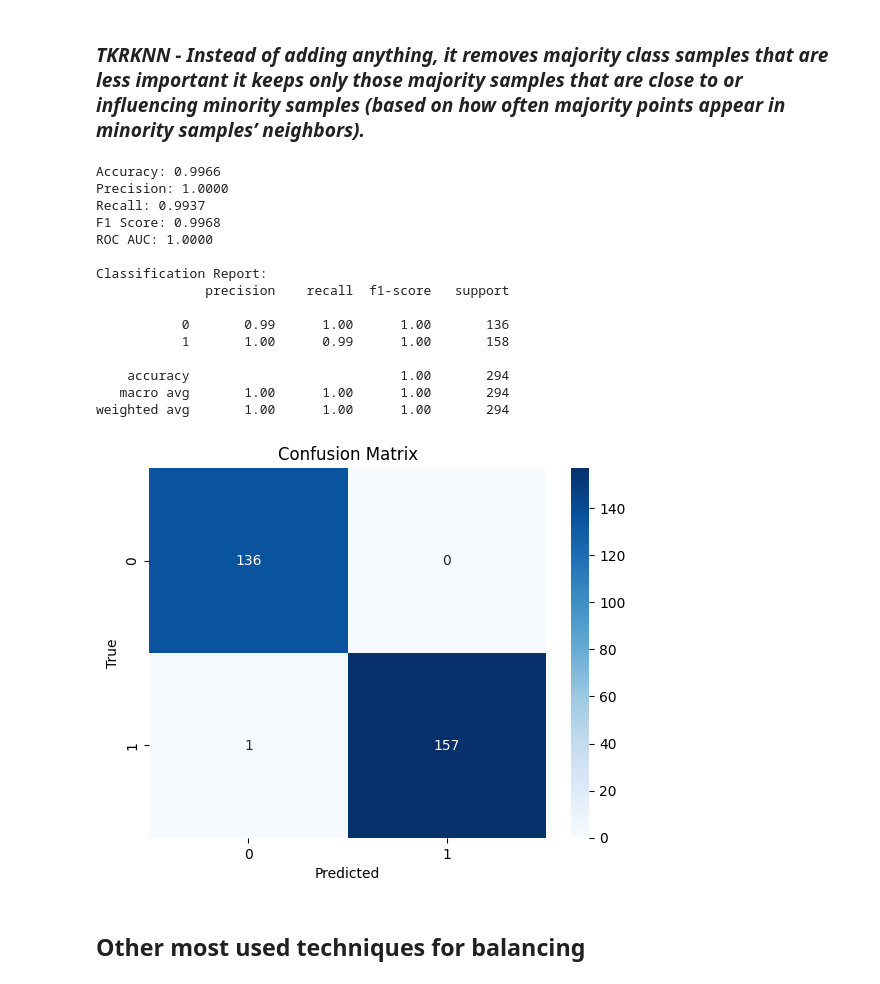
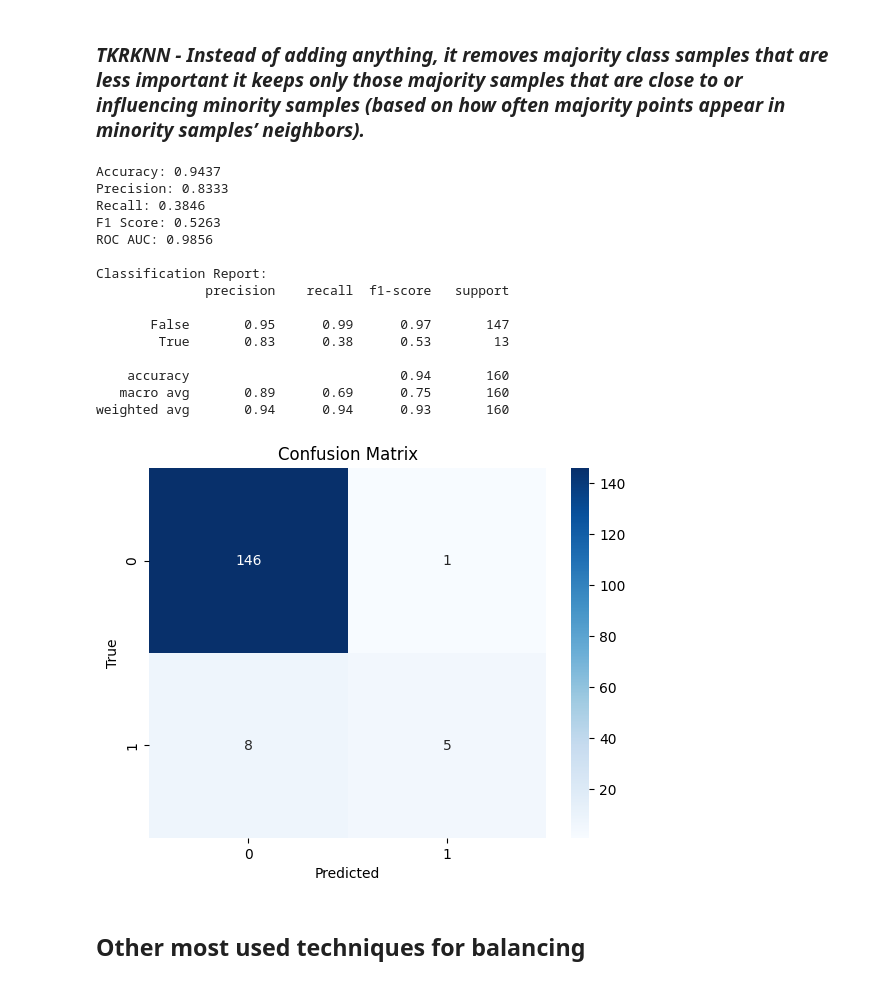
Before and after one commit to GabrielVrabie007/Sigmoid-Intership, a Jupyter notebook: 18.Class_Balancing/main.ipynb, the cells around one changed output. Saved outputs shown, nothing was run; the diff lists cells and outputs as text; code cells hidden in the pictures.

Commit message:
Train balanced data and test unbalanced

```diff
--- a/18.Class_Balancing/main.ipynb
+++ b/18.Class_Balancing/main.ipynb
@@ -50,4 +50,4 @@ plt.show()
 ### ***Make sure you balance data especially when you predict something more important:have disease or not,fraud or not fraud***
 # %%
 #Drop unusefull column
-df.drop(columns=["#"])
+df = df.drop(columns=["#"],inplace=True)
@@ -206,15 +204,18 @@ weighted avg       0.96      0.96      0.96       160
 # %%
 from crucio import SMOTE
 
+
+train_df = X_train.copy()
+
+train_df[target_column] = y_train
+
 smote = SMOTE()
-smote_balanced_df = smote.balance(df=df, target=target_column)
+smote_balanced_df = smote.balance(df=train_df, target=target_column)
 
-X_smote = smote_balanced_df.drop(target_column, axis=1)
-y_smote = smote_balanced_df[target_column]
+X_train_smote = smote_balanced_df.drop(columns=[target_column])
+y_train_smote = smote_balanced_df[target_column]
 
-X_train_smote, X_test_smote, y_train_smote, y_test_smote = train_test_split(
-    X_smote, y_smote, test_size=0.2, random_state=42
-)
+model.fit(X_train_smote, y_train_smote)
 
-evaluate_model(model,X_test=X_test_smote,y_test=y_test_smote)
+evaluate_model(model, X_test=X_test, y_test=y_test)
 # %% [output]
@@ -241,14 +242,13 @@ weighted avg       0.97      0.97      0.97       294
 from crucio import SMOTEENN
 
 smoteenn = SMOTEENN()
-smoteenn_balanced_df = smoteenn.balance(df=df, target=target_column)
 
-X_smoteenn = smoteenn_balanced_df.drop(target_column, axis=1)
-y_smoteenn = smoteenn_balanced_df[target_column]
+smoteenn_balanced_df = smoteenn.balance(df=train_df, target=target_column)
 
-X_train_smoteenn, X_test_smoteenn, y_train_smoteenn, y_test_smoteenn = train_test_split(
-    X_smoteenn, y_smoteenn, test_size=0.2, random_state=42
-)
+X_train_smoteenn = smoteenn_balanced_df.drop(columns=[target_column])
+y_train_smoteenn = smoteenn_balanced_df[target_column]
 
-evaluate_model(model,X_test=X_test_smoteenn,y_test=y_test_smoteenn)
+model.fit(X_train_smoteenn, y_train_smoteenn)
+
+evaluate_model(model, X_test=X_test, y_test=y_test)
 # %% [output]
@@ -273,34 +273,33 @@ weighted avg       0.96      0.96      0.96       289
 # %%
 from crucio import TKRKNN
 
 tkrknn = TKRKNN()
-tkrknn_balanced_df = tkrknn.balance(df=df, target=target_column)
 
-X_tkrknn = tkrknn_balanced_df.drop(target_column, axis=1)
-y_tkrknn = tkrknn_balanced_df[target_column]
+tkrknn_balanced_df = tkrknn.balance(df=train_df, target=target_column)
 
-X_train_tkrknn, X_test_tkrknn, y_train_tkrknn, y_test_tkrknn = train_test_split(
-    X_tkrknn, y_tkrknn, test_size=0.2, random_state=42
-)
+X_train_tkrknn = tkrknn_balanced_df.drop(columns=[target_column])
+y_train_tkrknn = tkrknn_balanced_df[target_column]
 
-evaluate_model(model,X_test=X_test_tkrknn,y_test=y_test_tkrknn)
+model.fit(X_train_tkrknn, y_train_tkrknn)
+
+evaluate_model(model, X_test=X_test, y_test=y_test)
 # %% [output]
-Accuracy: 0.9966
-Precision: 1.0000
-Recall: 0.9937
-F1 Score: 0.9968
-ROC AUC: 1.0000
+Accuracy: 0.9437
+Precision: 0.8333
+Recall: 0.3846
+F1 Score: 0.5263
+ROC AUC: 0.9856
 
 Classification Report:
               precision    recall  f1-score   support
 
-           0       0.99      1.00      1.00       136
-           1       1.00      0.99      1.00       158
+       False       0.95      0.99      0.97       147
+        True       0.83      0.38      0.53        13
 
-    accuracy                           1.00       294
-   macro avg       1.00      1.00      1.00       294
-weighted avg       1.00      1.00      1.00       294
+    accuracy                           0.94       160
+   macro avg       0.89      0.69      0.75       160
+weighted avg       0.94      0.94      0.93       160
-[figure, old version]
+[figure, new version]
 # %% [markdown]
 ## **Other most used techniques for balancing**
 # %% [markdown]
```
Also changed, not shown: parts of 8 cells of this notebook.
